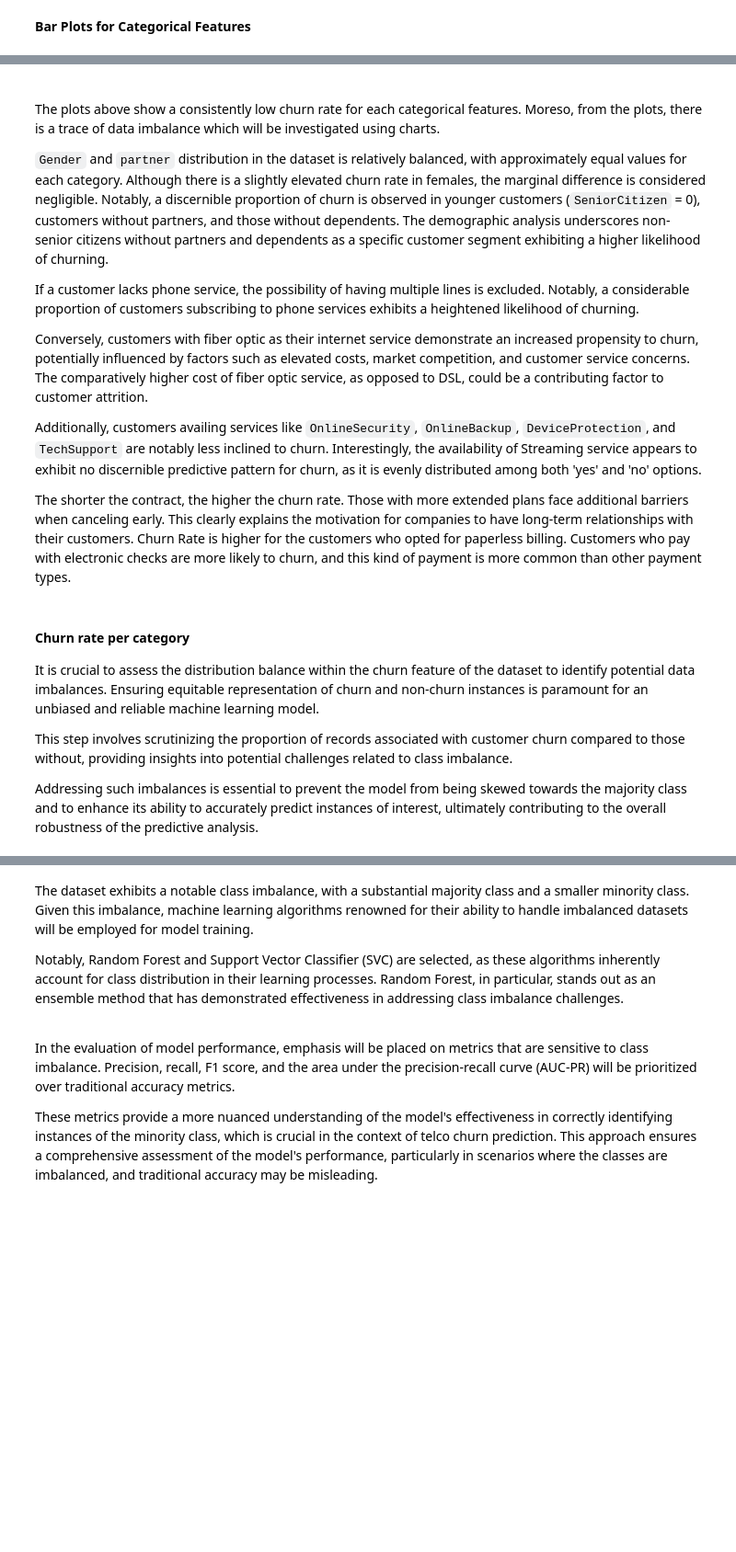
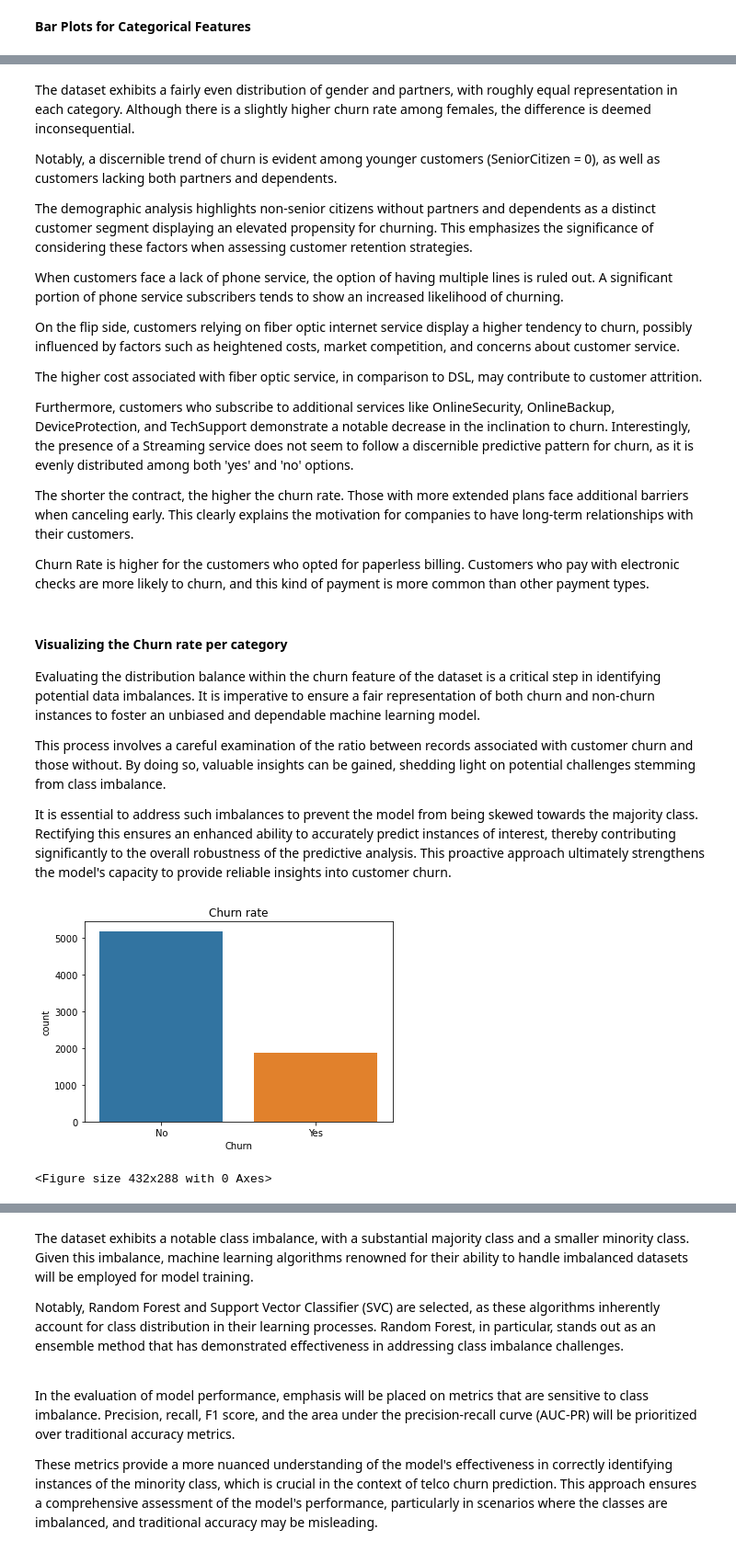
Before and after one commit to YinkaOlusola/TelecomChurnPrediction, a Jupyter notebook: notebook.ipynb, the cells around one changed output, grey strips where cells are left out. Shown at 92% size. Cells and saved outputs as stored; diff of their text form; code cells hidden in the pictures; blank space fills up the shorter version.

```diff
--- a/notebook.ipynb
+++ b/notebook.ipynb
@@ -377,26 +379,26 @@ for col in telco_data.columns:
 # %% [markdown]
-<br>
+The dataset exhibits a fairly even distribution of gender and partners, with roughly equal representation in each category. Although there is a slightly higher churn rate among females, the difference is deemed inconsequential.
 
-The plots above show a consistently low churn rate for each categorical features. Moreso, from the plots, there is a trace of data imbalance which will be investigated using charts.
+Notably, a discernible trend of churn is evident among younger customers (SeniorCitizen = 0), as well as customers lacking both partners and dependents.
 
+The demographic analysis highlights non-senior citizens without partners and dependents as a distinct customer segment displaying an elevated propensity for churning. This emphasizes the significance of considering these factors when assessing customer retention strategies.
 
+When customers face a lack of phone service, the option of having multiple lines is ruled out. A significant portion of phone service subscribers tends to show an increased likelihood of churning.
 
-`Gender` and `partner` distribution in the dataset is relatively balanced, with approximately equal values for each category. Although there is a slightly elevated churn rate in females, the marginal difference is considered negligible. Notably, a discernible proportion of churn is observed in younger customers (`SeniorCitizen` = 0), customers without partners, and those without dependents. The demographic analysis underscores non-senior citizens without partners and dependents as a specific customer segment exhibiting a higher likelihood of churning.
+On the flip side, customers relying on fiber optic internet service display a higher tendency to churn, possibly influenced by factors such as heightened costs, market competition, and concerns about customer service.
 
+The higher cost associated with fiber optic service, in comparison to DSL, may contribute to customer attrition.
 
-If a customer lacks phone service, the possibility of having multiple lines is excluded. Notably, a considerable proportion of customers subscribing to phone services exhibits a heightened likelihood of churning.
+Furthermore, customers who subscribe to additional services like OnlineSecurity, OnlineBackup, DeviceProtection, and TechSupport demonstrate a notable decrease in the inclination to churn. Interestingly, the presence of a Streaming service does not seem to follow a discernible predictive pattern for churn, as it is evenly distributed among both 'yes' and 'no' options.
 
-Conversely, customers with fiber optic as their internet service demonstrate an increased propensity to churn, potentially influenced by factors such as elevated costs, market competition, and customer service concerns. The comparatively higher cost of fiber optic service, as opposed to DSL, could be a contributing factor to customer attrition.
+The shorter the contract, the higher the churn rate. Those with more extended plans face additional barriers when canceling early. This clearly explains the motivation for companies to have long-term relationships with their customers.
 
-Additionally, customers availing services like `OnlineSecurity`, `OnlineBackup`, `DeviceProtection`, and `TechSupport` are notably less inclined to churn. Interestingly, the availability of Streaming service appears to exhibit no discernible predictive pattern for churn, as it is evenly distributed among both 'yes' and 'no' options.
-
-
-The shorter the contract, the higher the churn rate. Those with more extended plans face additional barriers when canceling early. This clearly explains the motivation for companies to have long-term relationships with their customers. Churn Rate is higher for the customers who opted for paperless billing. Customers who pay with electronic checks are more likely to churn, and this kind of payment is more common than other payment types.
+Churn Rate is higher for the customers who opted for paperless billing. Customers who pay with electronic checks are more likely to churn, and this kind of payment is more common than other payment types.
 # %% [markdown]
-#### **Churn rate per category**
+#### **Visualizing the Churn rate per category**
 
-It is crucial to assess the distribution balance within the churn feature of the dataset to identify potential data imbalances. Ensuring equitable representation of churn and non-churn instances is paramount for an unbiased and reliable machine learning model.
+Evaluating the distribution balance within the churn feature of the dataset is a critical step in identifying potential data imbalances. It is imperative to ensure a fair representation of both churn and non-churn instances to foster an unbiased and dependable machine learning model.
 
-This step involves scrutinizing the proportion of records associated with customer churn compared to those without, providing insights into potential challenges related to class imbalance.
+This process involves a careful examination of the ratio between records associated with customer churn and those without. By doing so, valuable insights can be gained, shedding light on potential challenges stemming from class imbalance.
 
-Addressing such imbalances is essential to prevent the model from being skewed towards the majority class and to enhance its ability to accurately predict instances of interest, ultimately contributing to the overall robustness of the predictive analysis.
+It is essential to address such imbalances to prevent the model from being skewed towards the majority class. Rectifying this ensures an enhanced ability to accurately predict instances of interest, thereby contributing significantly to the overall robustness of the predictive analysis. This proactive approach ultimately strengthens the model's capacity to provide reliable insights into customer churn.
@@ -437 +405,12 @@ plt.show()
+# %%
+# Churn per category
+print('\n\n')   # Creating a space before the plot
+sns.countplot(x='Churn', data=telco_data)
+plt.title(f'Churn rate')
+plt.savefig(f'images/churn_rate.png')
+plt.show()
+plt.tight_layout()
+# %% [output]
+[figure, added]
+<Figure size 432x288 with 0 Axes>
 # %% [markdown]
```
Also changed, not shown: parts of 21 cells of this notebook, 18 other files.
